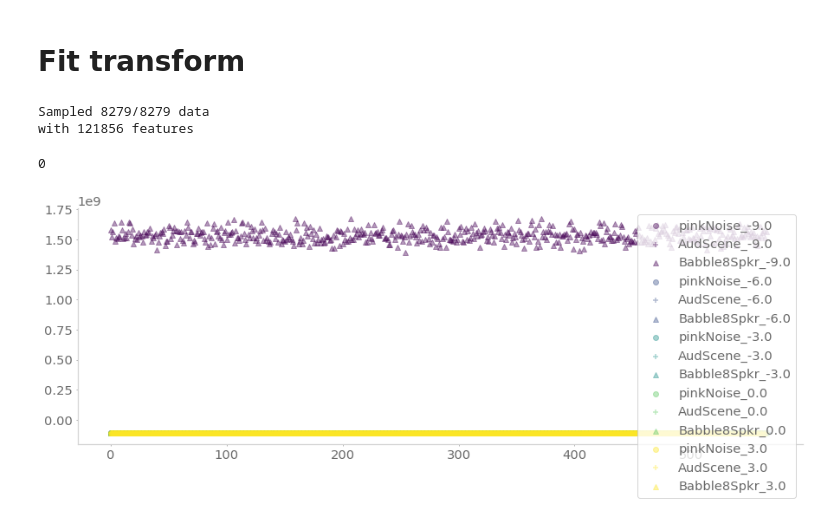
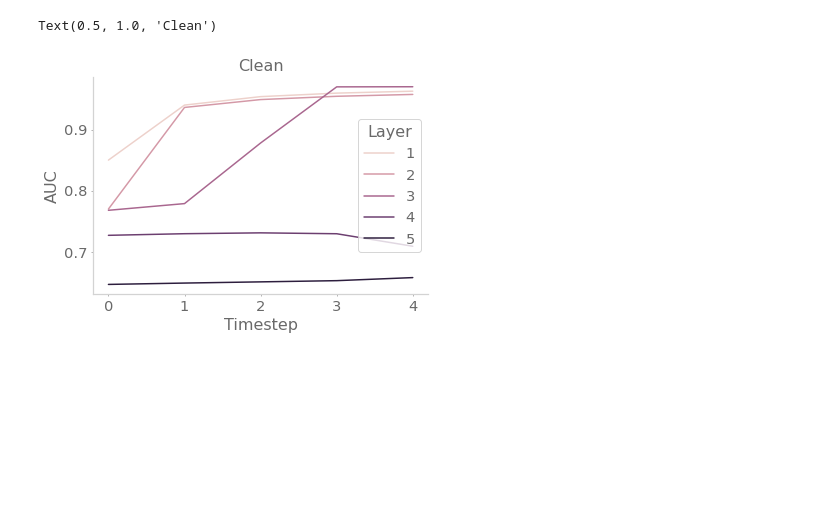
Before and after one commit to chingf/hallucnn, a Jupyter notebook: notebooks/12-analyze-PCA-dimensionality.ipynb, the cells around one changed output. Cells and saved outputs as stored; diff of their text form; code cells hidden in the pictures; blank space fills up the shorter version.

Commit message:
Add notebook to plot dimensionality metrics from PCA models

```diff
--- a/notebooks/12-analyze-PCA-dimensionality.ipynb
+++ b/notebooks/12-analyze-PCA-dimensionality.ipynb
@@ -22,4 +52,0 @@ from data.ValidationDataset import NoisyDataset
-# %%
-# Arg
-conv_idx = 5
-t = 0
@@ -31,5 +52,0 @@ pca_activations_dir = f'{engram_dir}4_activations_pca/{netname}/'
-# %%
-pca_filename = f'FullPCAmodel_conv{conv_idx}_t{t}'
-with open(f'{pca_activations_dir}{pca_filename}.p', 'rb') as f:
-    pca = pickle.load(f)
-gc.collect()
@@ -67,2 +52,0 @@ plt.show()
-# %% [markdown]
-# Fit transform
@@ -122,26 +52,0 @@ def get_data(conv_idx, t, sample_size=None):
-# %%
-X, bgs, snrs, dset_idxs = get_data(conv_idx, t)
-X_pca = pca.transform(X)
-del X
-gc.collect()
-# %% [output]
-Sampled 8279/8279 data
-with 121856 features
-0
-# %%
-plt.figure(figsize=(15,5))
-viridis = cm.get_cmap('viridis')
-colors = viridis(np.linspace(0, 1, len(snr_types)))
-markers = ['o', '+', '^']
-for snr_idx, snr in enumerate(snr_types):
-    for bg_idx, bg in enumerate(bg_types):
-        select = np.logical_and(snrs==snr, bgs==bg)
-        plt.scatter(
-            np.arange(np.sum(select)), X_pca[select,0],
-            color=colors[snr_idx], marker=markers[bg_idx],
-            label=f'{bg}_{snr}', alpha=0.4
-            )
-plt.legend()
-plt.show()
-# %% [output]
-[figure, removed]
@@ -147,0 +99,10 @@ plt.show()
+# %%
+fig, ax = plt.subplots()
+sns.lineplot(
+    x='Timestep', y='AUC', hue='Layer',
+    data=df[df['BG']=='None'],
+    ax=ax)
+ax.set_title(f'Clean')
+# %% [output]
+Text(0.5, 1.0, 'Clean')
+[figure, added]
```
Also changed, not shown: parts of 24 cells of this notebook.
